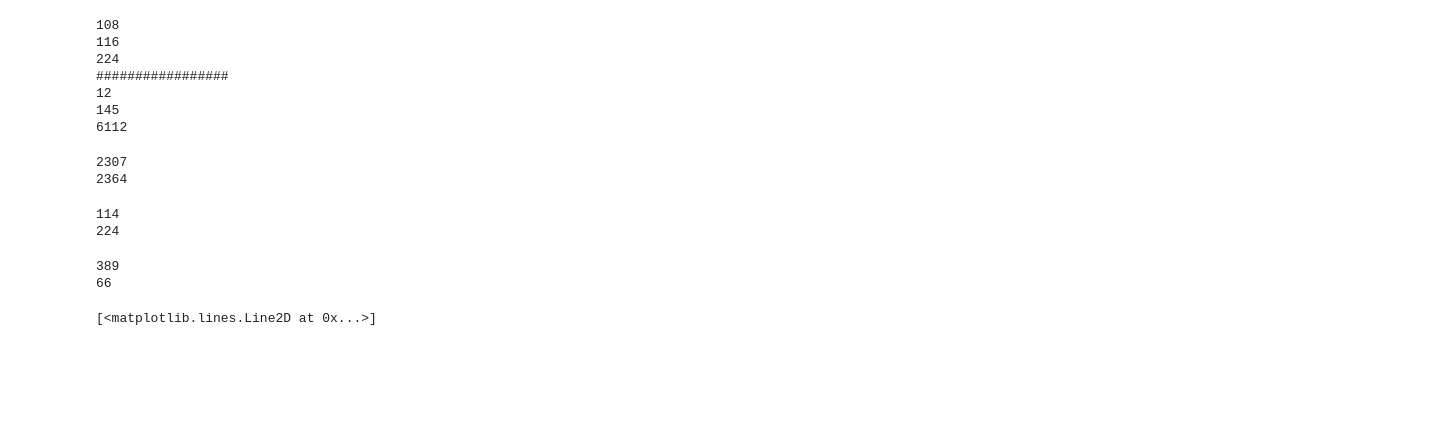
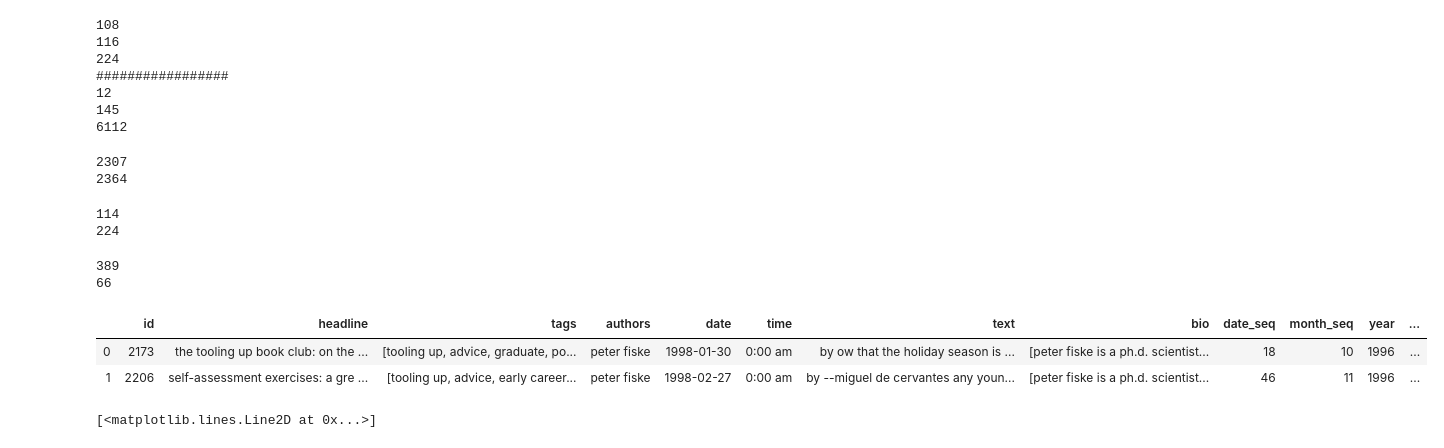
Before and after one commit to crboothb/sciencemag-careers-analysis, a Jupyter notebook: scripts/coverage_test.ipynb, the cells around one changed output. Cells and saved outputs as stored; diff of their text form; code cells hidden in the pictures; blank space fills up the shorter version.

```diff
--- a/scripts/coverage_test.ipynb
+++ b/scripts/coverage_test.ipynb
@@ -126,14 +125,16 @@ print(len(advice_sec_df))
 # %% [output]
 2307
 2364
-# %%
-
-
-print(len(one_time_df[one_time_df.date_seq>6443]))
-print(len(wl_sec_df))
-# %% [output]
-114
-224
+# %%
+# test one time authors whether their numbers are comparable to working life articles at this time
+
+print(len(one_time_df[one_time_df.date_seq>6443]))
+print(len(wl_sec_df))
+
+# ...no, not comparable at all, so probably not a good idea to use one-time as a proxy for working life articles
+# %% [output]
+114
+224
 # %%
 print(len(probnews_df[probnews_df.date_seq>7057]))
 print(len(policy_sec_df))
@@ -140,6 +143,12 @@ print(len(policy_sec_df))
 # %% [output]
 389
 66
+# %%
+advice_sec_df.head(2)
+# %% [output]
+|  | id | headline | tags | authors | date | time | text | bio | date_seq | month_seq | year | ... |
+| 0 | 2173 | the tooling up book club: on the ... | [tooling up, advice, graduate, po... | peter fiske | 1998-01-30 | 0:00 am | by ow that the holiday season is ... | [peter fiske is a ph.d. scientist... | 18 | 10 | 1996 | ... |
+| 1 | 2206 | self-assessment exercises: a gre ... | [tooling up, advice, early career... | peter fiske | 1998-02-27 | 0:00 am | by --miguel de cervantes any youn... | [peter fiske is a ph.d. scientist... | 46 | 11 | 1996 | ... |
 # %%
 authors = advice_sec_df["authors"].value_counts()
 authors_df = pd.DataFrame(authors)
```
Also changed, not shown: parts of 5 cells of this notebook, 12 other files.
